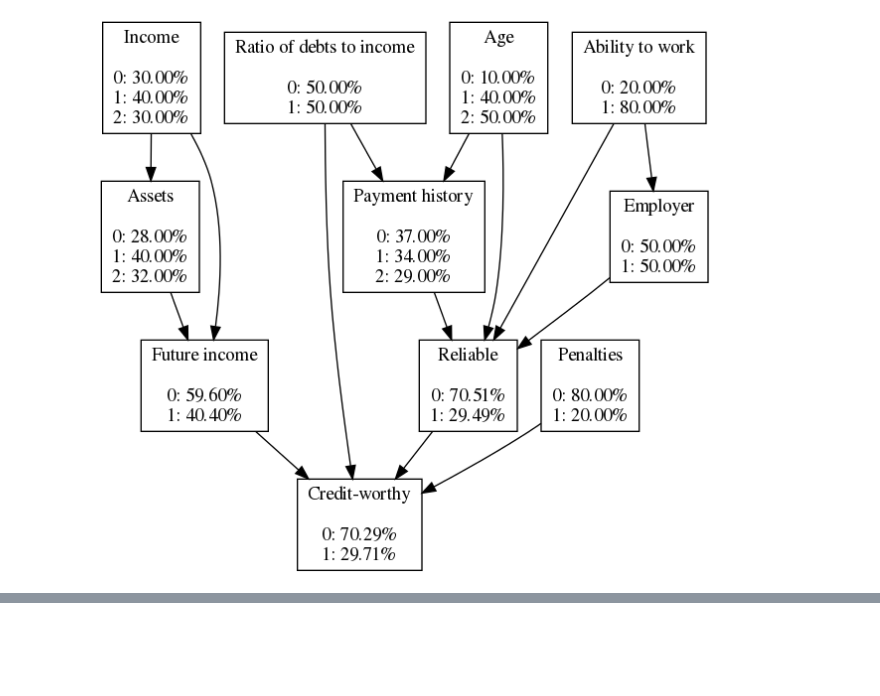
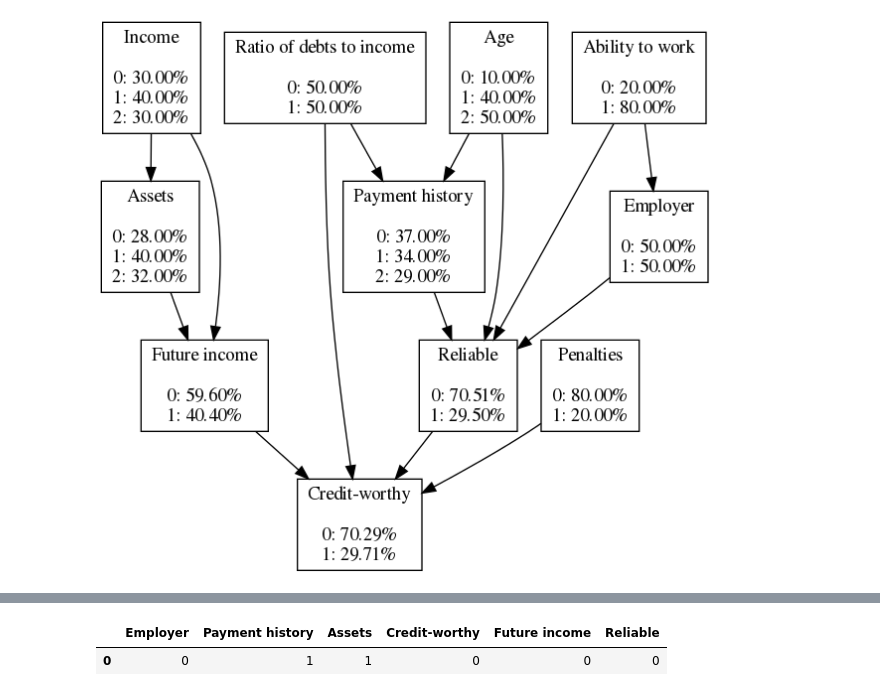
Before and after one commit to zsxoff/bayesian-network-credit, a Jupyter notebook: credit.ipynb, the cells around one changed output, grey strips where cells are left out. Saved outputs shown, nothing was run; the diff lists cells and outputs as text; code cells hidden in the pictures; blank space fills up the shorter version.

```diff
--- a/credit.ipynb
+++ b/credit.ipynb
@@ -386,0 +425,17 @@ Image(G.draw(format="png", prog="dot"))
+# %%
+y_pred = model.predict(
+    pd.DataFrame.from_dict(
+        {
+            "Ability to work": [0],
+            "Age": [1],
+            "Income": [1],
+            "Penalties": [0],
+            "Ratio of debts to income": [1],
+        }
+    )
+)
+
+y_pred
+# %% [output]
+|  | Employer | Payment history | Assets | Credit-worthy | Future income | Reliable |
+| 0 | 0 | 1 | 1 | 0 | 0 | 0 |
```
Also changed, not shown: parts of 8 cells of this notebook.
